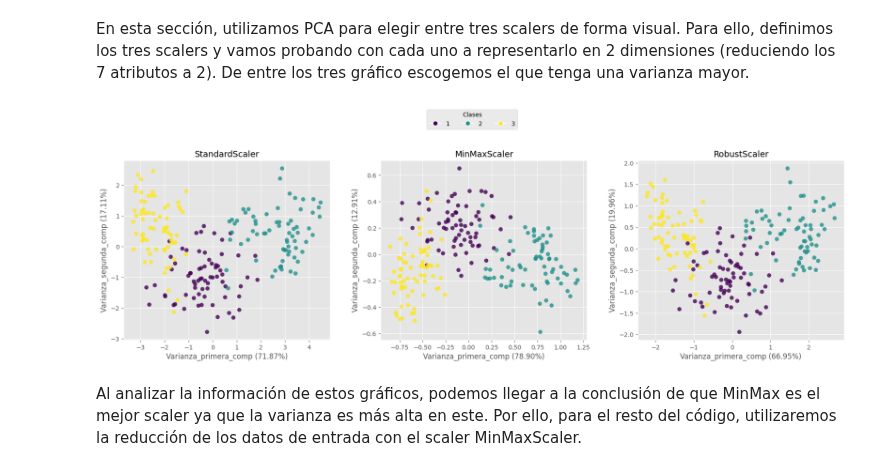
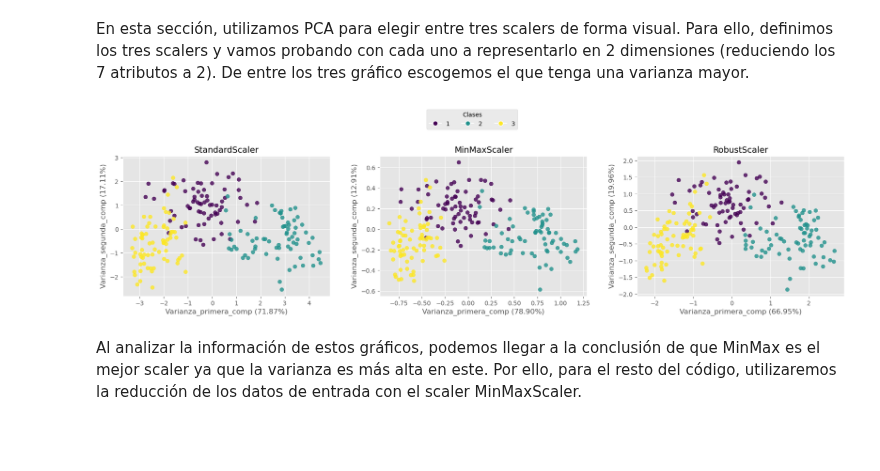
Before and after one commit to albatellouc3m/Grupo5, a Jupyter notebook: practica2-grupo5/practica2.ipynb, the cells around one changed output. Drawn from its saved outputs; the diff is of its cells as text; code cells hidden in the pictures; blank space fills up the shorter version.

```diff
--- a/practica2-grupo5/practica2.ipynb
+++ b/practica2-grupo5/practica2.ipynb
@@ -46,7 +46,7 @@ scalers = {
     "RobustScaler": RobustScaler()
 }
 
-fig, axes = plt.subplots(1, 3, figsize=(18, 6))  # 1 fila, 3 columnas (Simplemente diseño, para poner los tres gráficos en horizontal)
+fig, axes = plt.subplots(1, 3, figsize=(18, 5))  # 1 fila, 3 columnas (Simplemente diseño, para poner los tres gráficos en horizontal)
 
 for idx, (nombre, scaler) in enumerate(scalers.items()):
 
@@ -54,40 +54,40 @@ for idx, (nombre, scaler) in enumerate(scalers.items()):
     X_scaled = scaler.fit_transform(X)
 
     # Aplicamos PCA
-    pca = PCA(n_components=2)
+    pca = PCA(n_components=2, random_state=495774)
     X_reduced = pca.fit_transform(X_scaled)
 
     # Visualizamos en 2D
     scatter = axes[idx].scatter(
         X_reduced[:, 0],
         X_reduced[:, 1],
         c=pd.factorize(y)[0],
         cmap='viridis',
         s=40,
         alpha=0.8
     )
 
     axes[idx].set_title(f"{nombre}", fontsize=14)
     axes[idx].set_xlabel("Varianza_primera_comp ({:.2f}%)".format(pca.explained_variance_ratio_[0]*100))
     axes[idx].set_ylabel("Varianza_segunda_comp ({:.2f}%)".format(pca.explained_variance_ratio_[1]*100))
     axes[idx].grid(True)
 
 # Leyenda común
 etiquetas = sorted(set(y))
 handles = [
     plt.Line2D([0], [0], marker='o', color='w', label=etiqueta,
                markerfacecolor=plt.cm.viridis(i / (len(etiquetas)-1)), markersize=8)
     for i, etiqueta in enumerate(etiquetas)
 ]
 
 # Ajustamos la leyenda para separarla del gráfico
 fig.legend(handles=handles, title="Clases", loc="upper center", ncol=len(etiquetas), fontsize=10, bbox_to_anchor=(0.5, 1.05))
 
 # Ajustamos el layout para más espacio en la parte superior
 plt.tight_layout(pad=3.0, rect=[0, 0, 1, 0.95])  # Mayor espacio entre el gráfico y la leyenda
 plt.show()
 # %% [output]
-[figure, old version]
+[figure, new version]
 # %% [markdown]
 Al analizar la información de estos gráficos, podemos llegar a la conclusión de que MinMax es el mejor scaler ya que la varianza es más alta en este. Por ello, para el resto del código, utilizaremos la reducción de los datos de entrada con el scaler MinMaxScaler.
 # %%
```
Also changed, not shown: parts of 34 cells of this notebook.
